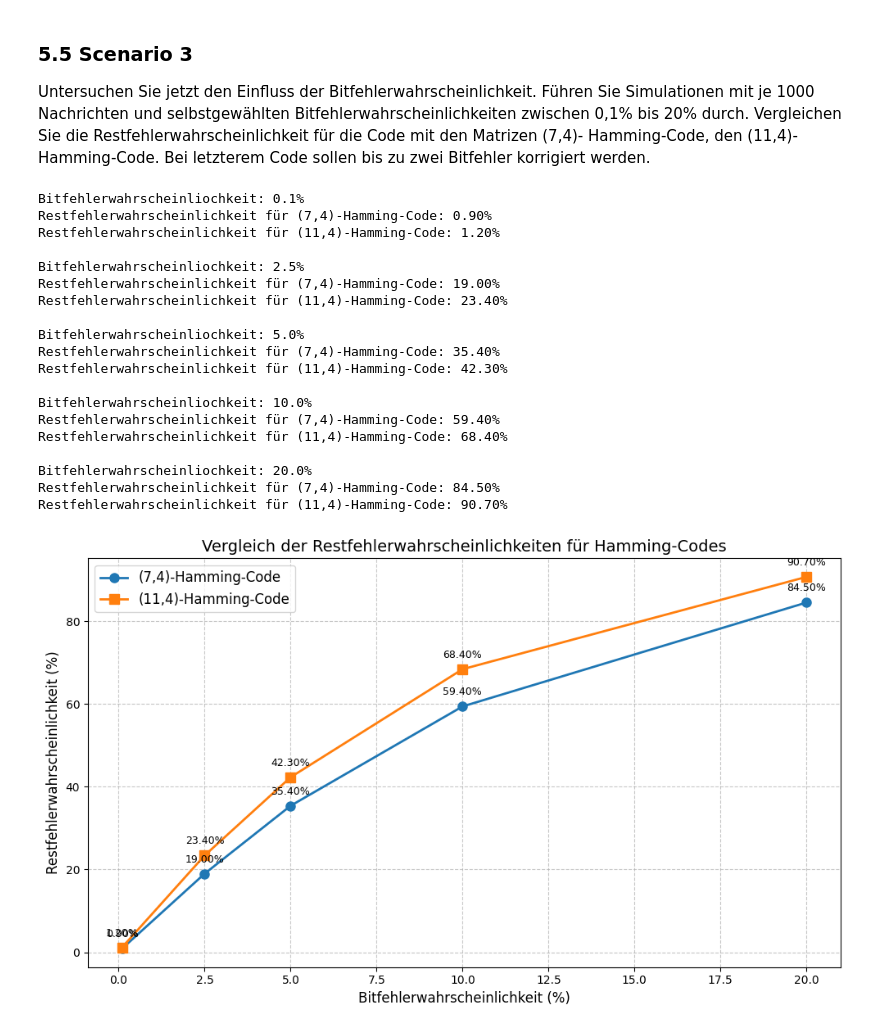
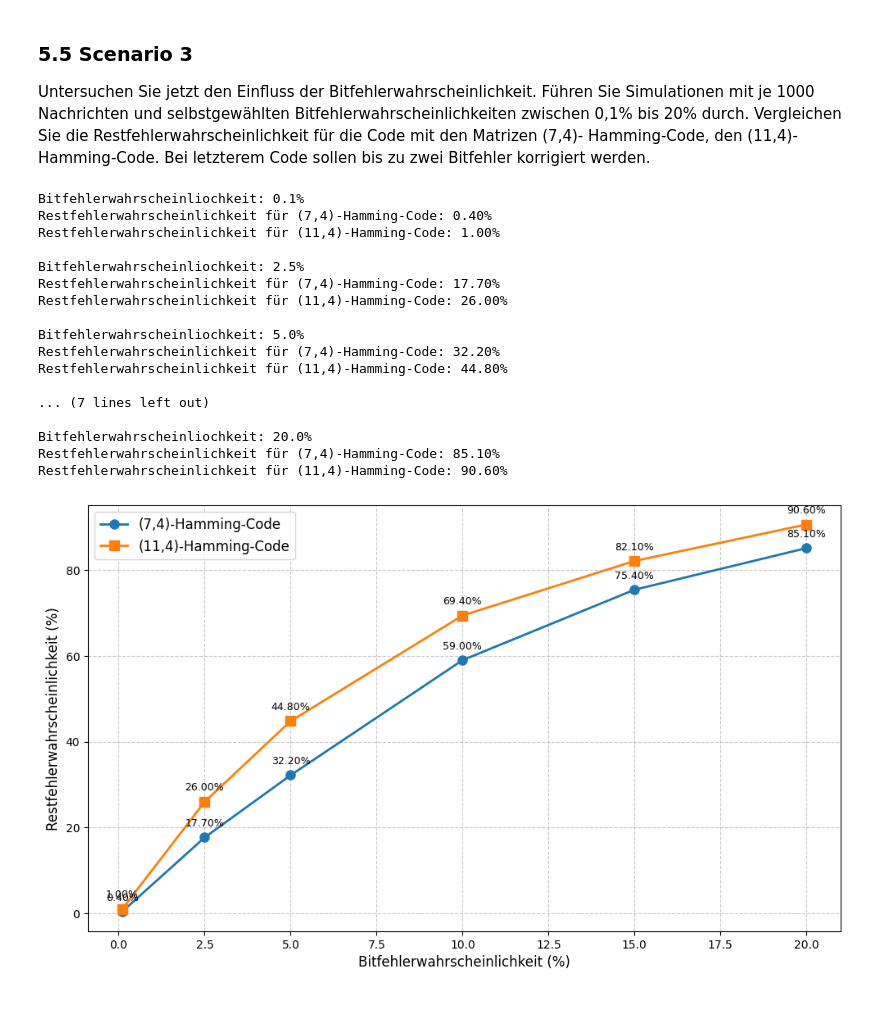
Before and after one commit to FabiSahne/Kommunikationstechnik, a Jupyter notebook: 3-Linear-systematische-Blockcodes/LsBc.ipynb, the cells around one changed output. Cells and saved outputs as stored; diff of their text form; code cells hidden in the pictures; blank space fills up the shorter version.

```diff
--- a/3-Linear-systematische-Blockcodes/LsBc.ipynb
+++ b/3-Linear-systematische-Blockcodes/LsBc.ipynb
@@ -501,7 +501,7 @@ block_code114 = BlockCode(MATRIX4, max_corr_bits=2)
 encoder114 = Encoder(block_code114)
 decoder114 = Decoder(block_code114)
 
-error_probabilities = [0.001, 0.025, 0.05, 0.10, 0.20]
+error_probabilities = [0.001, 0.025, 0.05, 0.10, 0.15, 0.20]
 error_rates_74 = []
 error_rates_114 = []
 
@@ -544,43 +544,40 @@ plt.plot(
     [p*100 for p in error_probabilities],
     error_rates_114,
     's-',
     label='(11,4)-Hamming-Code',
     linewidth=2,
     markersize=8
 )
 
 plt.xlabel('Bitfehlerwahrscheinlichkeit (%)', fontsize=12)
 plt.ylabel('Restfehlerwahrscheinlichkeit (%)', fontsize=12)
-plt.title('Vergleich der Restfehlerwahrscheinlichkeiten für Hamming-Codes', fontsize=14)
 
 plt.grid(True, linestyle='--', alpha=0.7)
 plt.legend(fontsize=12)
 
 for i, (x, y_74, y_114) in enumerate(zip([p*100 for p in error_probabilities], error_rates_74, error_rates_114)):
     plt.annotate(f'{y_74:.2f}%', (x, y_74), textcoords="offset points",
                  xytext=(0,10), ha='center', fontsize=9)
     plt.annotate(f'{y_114:.2f}%', (x, y_114), textcoords="offset points",
                  xytext=(0,10), ha='center', fontsize=9)
 
 plt.tight_layout()
 # %% [output]
 Bitfehlerwahrscheinliochkeit: 0.1%
-Restfehlerwahrscheinlichkeit für (7,4)-Hamming-Code: 0.90%
-Restfehlerwahrscheinlichkeit für (11,4)-Hamming-Code: 1.20%
+Restfehlerwahrscheinlichkeit für (7,4)-Hamming-Code: 0.40%
+Restfehlerwahrscheinlichkeit für (11,4)-Hamming-Code: 1.00%
 
 Bitfehlerwahrscheinliochkeit: 2.5%
-Restfehlerwahrscheinlichkeit für (7,4)-Hamming-Code: 19.00%
-Restfehlerwahrscheinlichkeit für (11,4)-Hamming-Code: 23.40%
+Restfehlerwahrscheinlichkeit für (7,4)-Hamming-Code: 17.70%
+Restfehlerwahrscheinlichkeit für (11,4)-Hamming-Code: 26.00%
 
 Bitfehlerwahrscheinliochkeit: 5.0%
-Restfehlerwahrscheinlichkeit für (7,4)-Hamming-Code: 35.40%
-Restfehlerwahrscheinlichkeit für (11,4)-Hamming-Code: 42.30%
+Restfehlerwahrscheinlichkeit für (7,4)-Hamming-Code: 32.20%
+Restfehlerwahrscheinlichkeit für (11,4)-Hamming-Code: 44.80%
 
-Bitfehlerwahrscheinliochkeit: 10.0%
-Restfehlerwahrscheinlichkeit für (7,4)-Hamming-Code: 59.40%
-Restfehlerwahrscheinlichkeit für (11,4)-Hamming-Code: 68.40%
+... (7 lines left out)
 
 Bitfehlerwahrscheinliochkeit: 20.0%
-Restfehlerwahrscheinlichkeit für (7,4)-Hamming-Code: 84.50%
-Restfehlerwahrscheinlichkeit für (11,4)-Hamming-Code: 90.70%
+Restfehlerwahrscheinlichkeit für (7,4)-Hamming-Code: 85.10%
+Restfehlerwahrscheinlichkeit für (11,4)-Hamming-Code: 90.60%
-[figure, old version]
+[figure, new version]
```
Also changed, not shown: parts of 2 cells of this notebook.
